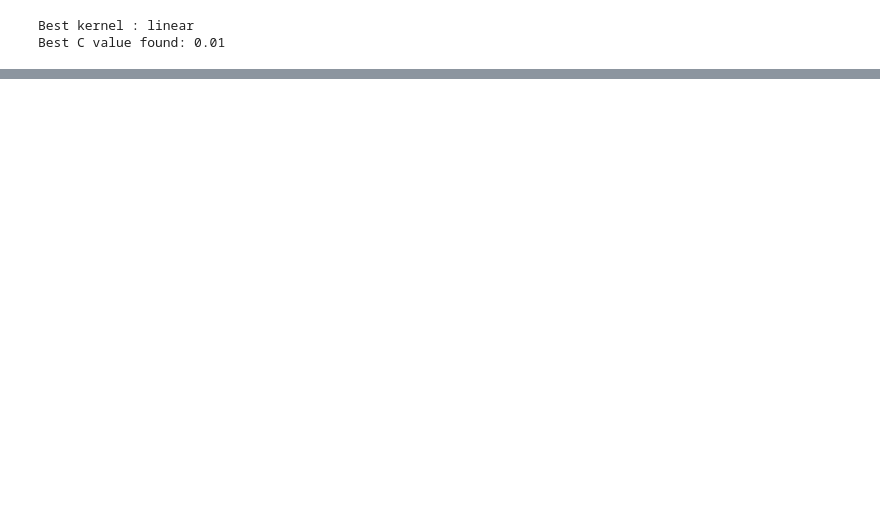
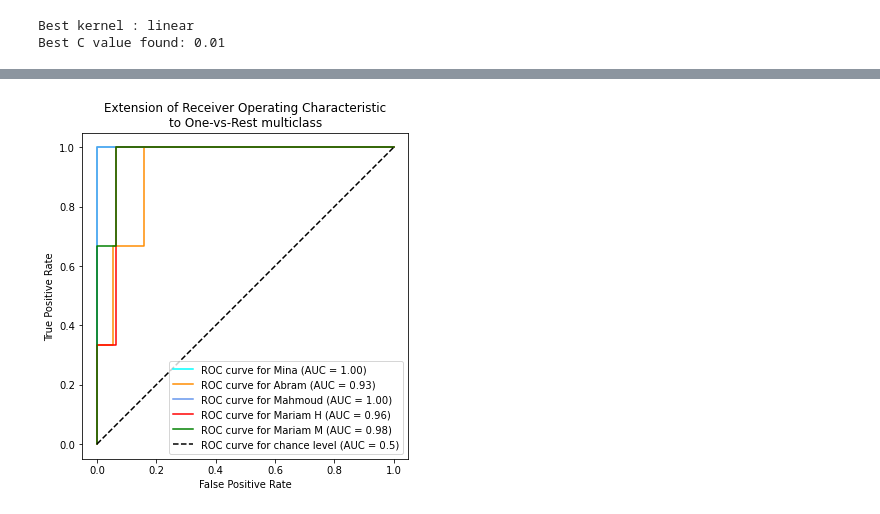
Before and after one commit to mena5800/face_recognition, a Jupyter notebook: model training/model.ipynb, the cells around one changed output, grey strips where cells are left out. Saved outputs shown, nothing was run; the diff lists cells and outputs as text; code cells hidden in the pictures; blank space fills up the shorter version.

```diff
--- a/model training/model.ipynb
+++ b/model training/model.ipynb
@@ -194,0 +276,20 @@ with open('trained_model.pkl', 'rb') as f:
+# %%
+import matplotlib.pyplot as plt
+from sklearn.metrics import RocCurveDisplay
+names=['Mina','Abram','Mahmoud','Mariam H','Mariam M']
+for i in range(0,5):
+    class_id = np.flatnonzero(label_binarizer.classes_ == i)[0]
+    RocCurveDisplay.from_predictions(
+        y_onehot_test[:, class_id],
+        y_score[:, class_id],
+        name=f"{names[i]} vs the rest",
+        color="darkorange",
+    )
+    plt.plot([0, 1], [0, 1], "k--", label="chance level (AUC = 0.5)")
+    plt.axis("square")
+    plt.xlabel("False Positive Rate")
+    plt.ylabel("True Positive Rate")
+    plt.title("One-vs-Rest ROC curves")
+    plt.legend()
+    plt.savefig(f'ROC_{names[i]}.png')
+    plt.show()
@@ -194,0 +302,26 @@ with open('trained_model.pkl', 'rb') as f:
+# %%
+from itertools import cycle
+
+fig, ax = plt.subplots(figsize=(6, 6))
+
+
+colors = cycle(["aqua", "darkorange", "cornflowerblue",'red','green'])
+for class_id, color in zip(range(5), colors):
+    RocCurveDisplay.from_predictions(
+        y_onehot_test[:, class_id],
+        y_score[:, class_id],
+        name=f"ROC curve for {names[class_id]}",
+        color=color,
+        ax=ax,
+    )
+
+plt.plot([0, 1], [0, 1], "k--", label="ROC curve for chance level (AUC = 0.5)")
+plt.axis("square")
+plt.xlabel("False Positive Rate")
+plt.ylabel("True Positive Rate")
+plt.title("Extension of Receiver Operating Characteristic\nto One-vs-Rest multiclass")
+plt.legend()
+plt.savefig('ROC_all.png')
+plt.show()
+# %% [output]
+[figure, added]
```
Also changed, not shown: parts of 18 cells of this notebook, 15 other files.
